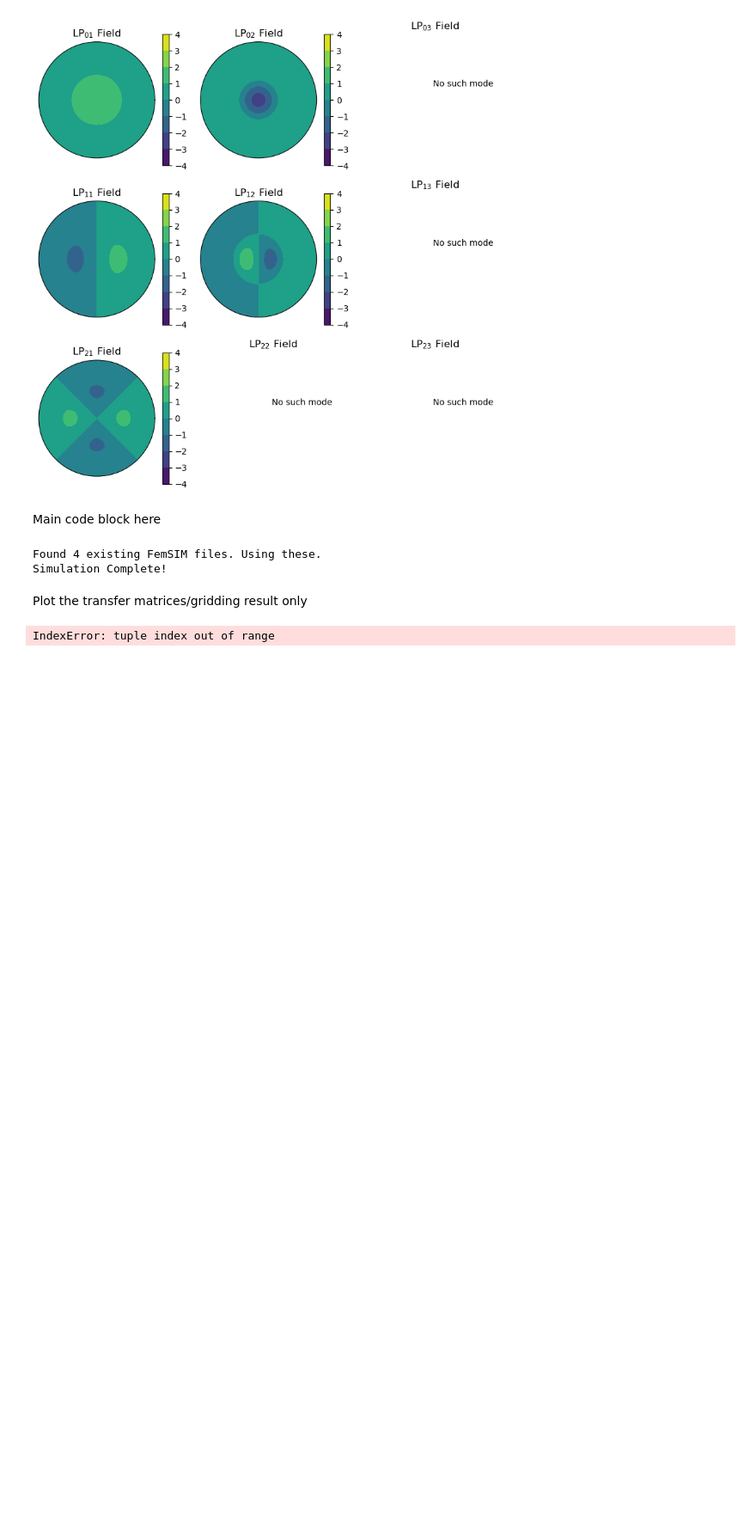
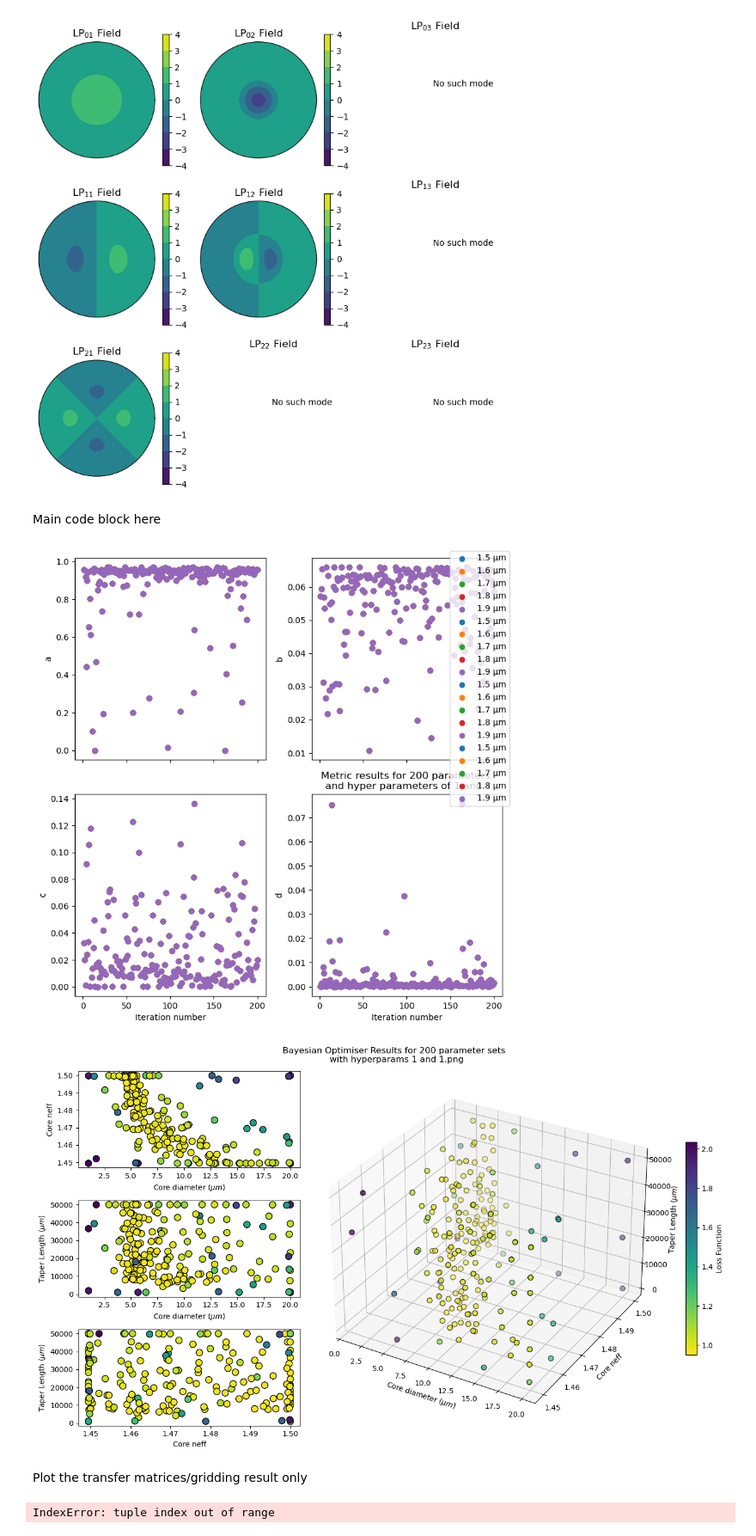
Before and after one commit to SAIL-Labs/RSoft-Automaton, a Jupyter notebook: Data_Manip.ipynb, the cells around one changed output. Shown at 86% size. Drawn from its saved outputs; the diff is of its cells as text; code cells hidden in the pictures; blank space fills up the shorter version.

```diff
--- a/Data_Manip.ipynb
+++ b/Data_Manip.ipynb
@@ -125,7 +125,7 @@ from template import *
 
 simulation_val = {
     "launch_type": LaunchType.SM,
-    "free_space_wavelength": [1.5,1.6,1.7,1.8,1.9 ], #  ,
+    "free_space_wavelength": [1.5,1.6,1.7,1.8,1.9], #  ,
     # "monitor_type": Monitor_Prop.FIBRE_MODE_POWER,
     "mon_type": "port_mon",
     "port_mon_file": "7MCF.m00",# "19cPL_60sep.m00",##"femtmp.m00", #
@@ -140,12 +140,12 @@ simulation_val = {
     # "launch_mode": 0,
     # "launch_mode_radial": 1, # note: setting this to "*" will automatically set "launch_mode" to "*" in RSoft
     "launch_normalization": 1,
-    "core_to_monitor": 3, #note this is after reordering!
+    "core_to_monitor": 1, #note this is after reordering!
     "metric": 'TF',
     "num_paras": 200, # number of samples to choose, scaled by n_points
     "n_points": 1, # number of simultaneous parameter vectors to sample
     "skip_core": None, #[5],
-    "add_cladding_to_cores":[0,1,3,4,5,6], # ,#[0],[0,1,2,3,4,5,6,7],
+    "add_cladding_to_cores": None, #[0,1,3,4,5,6] ,#[0],[0,1,2,3,4,5,6,7],
     "fixed_fem_file": False,
     # these bottom 2 MUST be here for mode selective behaviour
     "mode_selective": 1, # 0 is no mode-selectivity
@@ -155,14 +155,14 @@ simulation_val = {
     "industry_neff_values": False,
     "industry_neff_file": r"C:\Users\RSoft Things\OneDrive - The University of Sydney (Students)\New Caprica Backup\industry_neff_values.txt",
     # code for user profiles
-    "use_profile": True, # determines whether user profiles are being used
+    "use_profile": False, # determines whether user profiles are being used
     "num_profile": 1, # number of user profiles to use
     "profile": ["testing_1d.dat"], # name of the user profile
 
-    "simulate_tf_metric": False,
+    "simulate_tf_metric": True,
     "gridding": False,
     "Fem_present": True,
-    "sellmeier": True,
+    "sellmeier": False,
     "Si_RI_ref_wavelength": 0
 }
 
@@ -257,35 +257,35 @@ if simulation_val["simulate_tf_metric"]:
     ax2.set_xlabel(r"Core diameter ($\mu m$)")
     ax2.set_ylabel(r"Taper Length ($\mu m$)")
 
     # Taper ratio vs Core neff
     ax3 = fig.add_subplot(gs[2, 0])
     comp3 = ax3.scatter(core_neff, taper_length, c=throughput, cmap='viridis_r', s=80, edgecolor='k')
     ax3.set_xlabel("Core neff")
     ax3.set_ylabel(r"Taper Length ($\mu m$)")
 
     ax4 = fig.add_subplot(gs[:, 1], projection='3d')
     comp3d = ax4.scatter(core_diam, core_neff, taper_length, c=throughput, cmap='viridis_r', s=50, edgecolor='k')
     ax4.set_xlabel(r'Core diameter ($\mu m$)')
     ax4.set_ylabel("Core neff")
     ax4.set_zlabel(r"Taper Length ($\mu m$)")
     cbar4 = plt.colorbar(comp3d, ax=ax4, shrink=0.6)
     cbar4.set_label("Loss Function")
 
     plt.tight_layout()
     plt.show()
     fig.savefig(f"Bayesian Opt Results\{simulation_val['num_paras']}_params_gridsize_{simulation_val['grid_size']}bayesianresult_hyperparam{hyp_param_b}_{hyp_param_c}.png")
 
     np.save(f"Bayesian Opt Results\{simulation_val['num_paras']}_params_gridsize_{simulation_val['grid_size']}list_of_results_hyperparam{hyp_param_b}_{hyp_param_c}.npy", tf_list, allow_pickle = True)
 
 else:
     # dump tf_list so you don't need to re-run the simulation for the amplitude/phases
     if simulation_val["gridding"]:
         np.save("Gridding_results.npy", np.array(tf_list, dtype=object), allow_pickle = True)
     else:
         np.save("Individual_results.npy", np.array(tf_list, dtype=object), allow_pickle = True)
 # %% [output]
-Found 4 existing FemSIM files. Using these.
-Simulation Complete!
+[figure, added]
+[figure, added]
 # %%
 if simulation_val["simulate_tf_metric"]:
     plot_param_progression(tf_list, simulation_val, [r"Core diameter ($\mu m$)", "Core Refractive Index", r"PL Length ($\mu m$)"])
```
Also changed, not shown: 3 other files.
